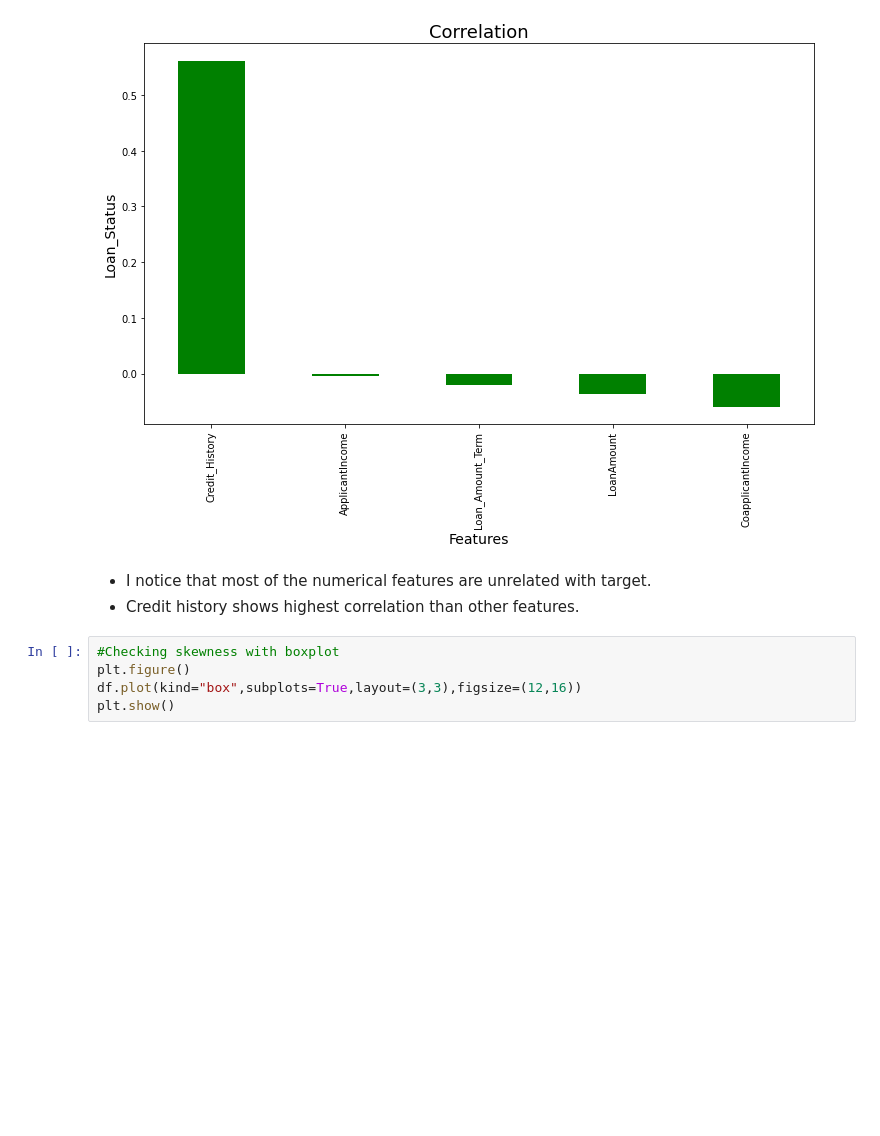
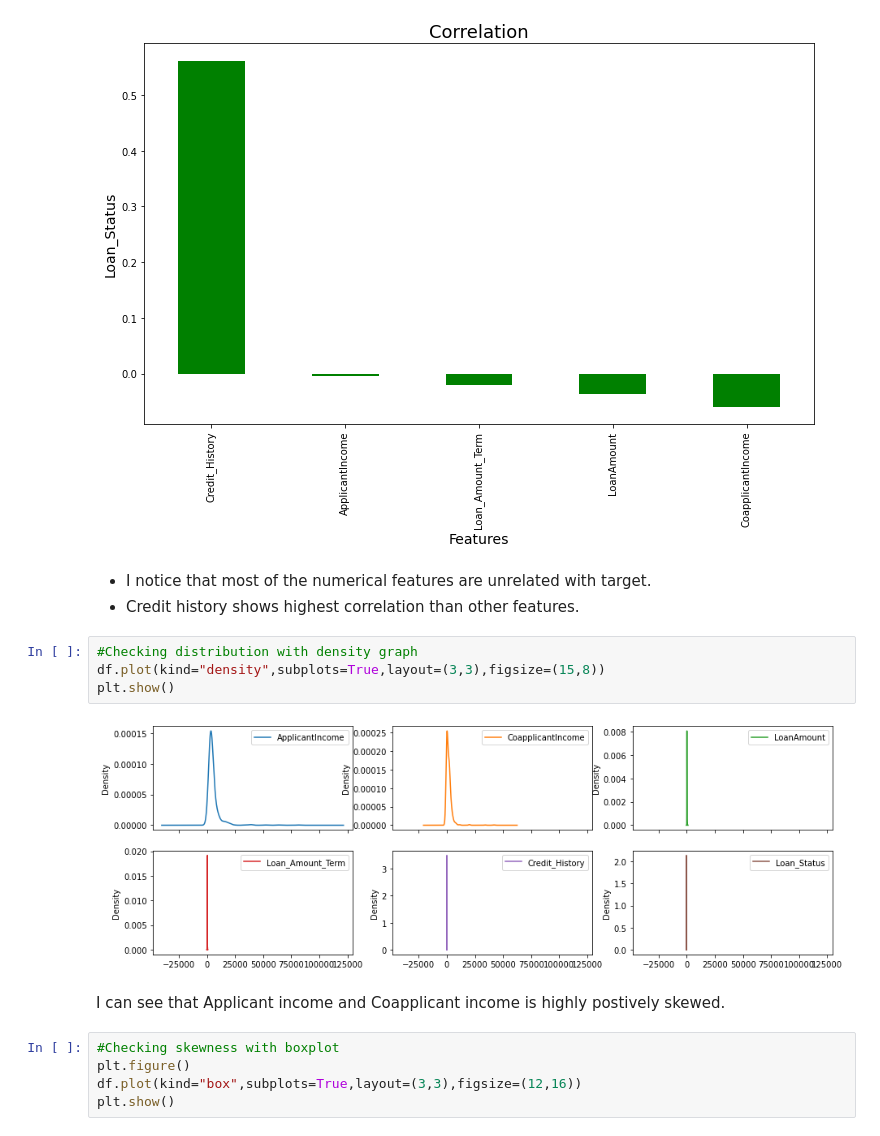
Before and after one commit to Aliakbar2/Datatrained, a Jupyter notebook: loan_application_status_SOLVED.ipynb, the cells around one changed output. Saved outputs shown, nothing was run; the diff lists cells and outputs as text; blank space fills up the shorter version.

```diff
--- a/loan_application_status_SOLVED.ipynb
+++ b/loan_application_status_SOLVED.ipynb
@@ -365,6 +365,14 @@ plt.show()
 # %% [markdown]
 - I notice that most of the numerical features are unrelated with target.
 - Credit history shows highest correlation than other features.
+# %%
+#Checking distribution with density graph
+df.plot(kind="density",subplots=True,layout=(3,3),figsize=(15,8))
+plt.show()
+# %% [output]
+[figure, added]
+# %% [markdown]
+I can see that Applicant income and Coapplicant income is highly postively skewed.
 # %%
 #Checking skewness with boxplot
 plt.figure()
```
Also changed, not shown: parts of 67 cells of this notebook.
